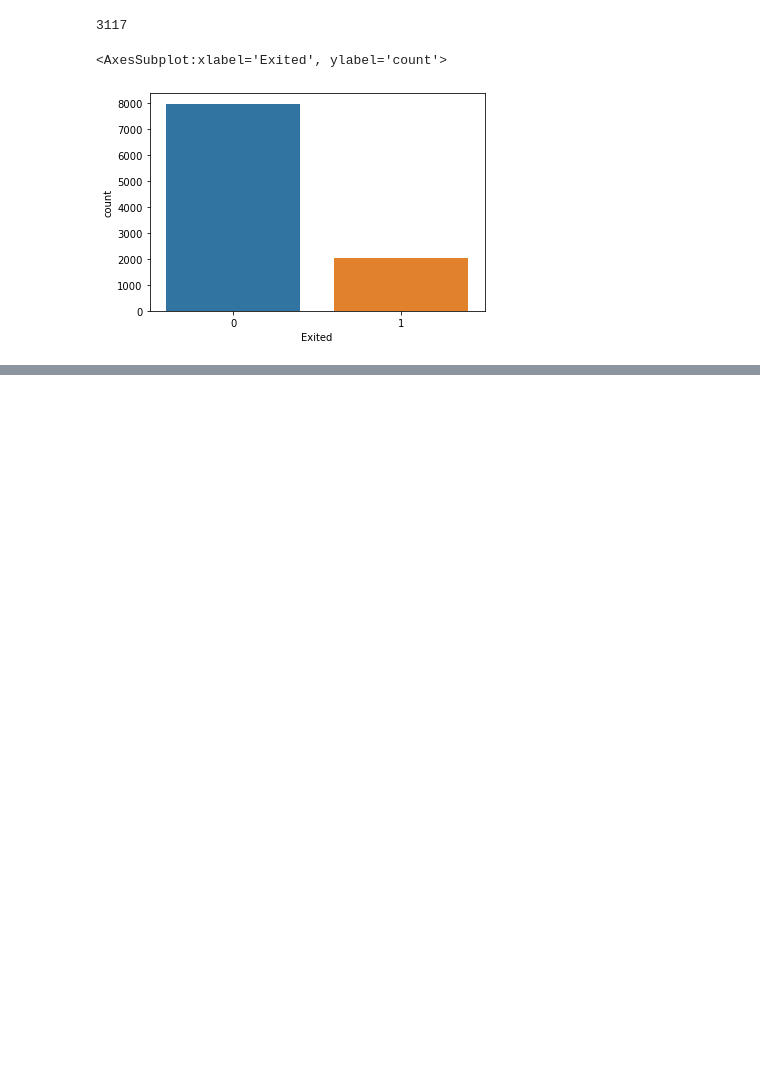
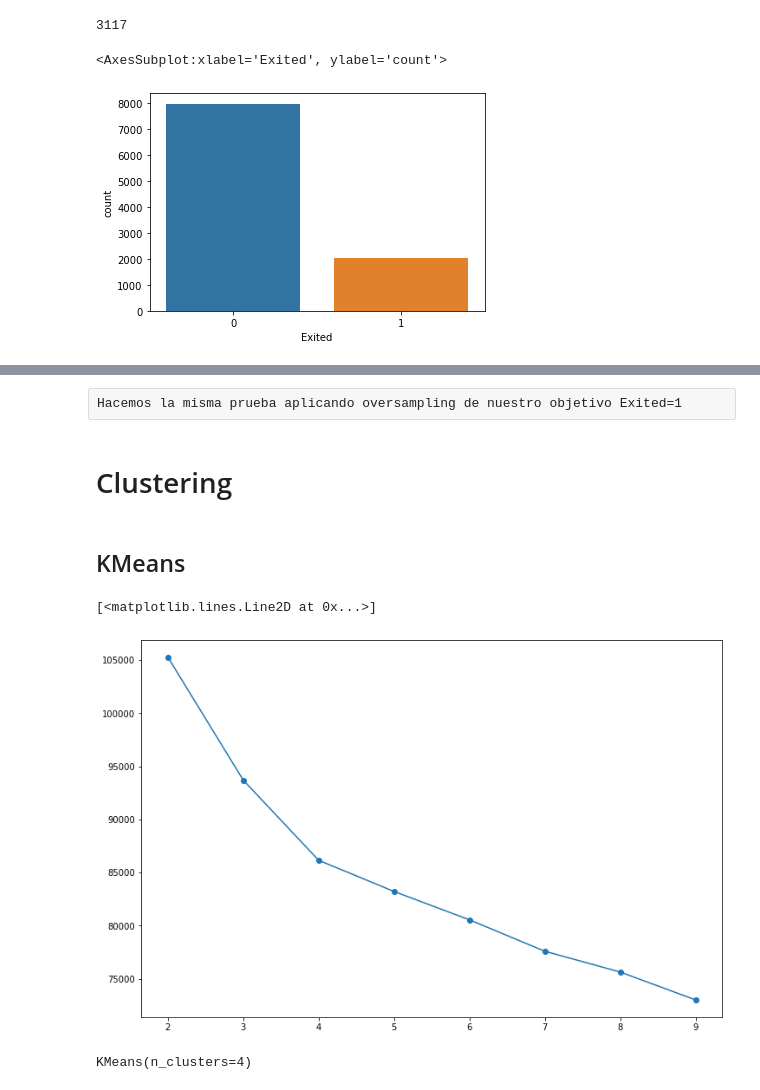
Before and after one commit to borjatv/project-ml-bank-churn, a Jupyter notebook: Exploracion.ipynb, the cells around one changed output, grey strips where cells are left out. Saved outputs shown, nothing was run; the diff lists cells and outputs as text; code cells hidden in the pictures; blank space fills up the shorter version.

```diff
--- a/Exploracion.ipynb
+++ b/Exploracion.ipynb
@@ -82,0 +288,2 @@ sns.countplot(df.Exited)
+# %% [raw]
+Hacemos la misma prueba aplicando oversampling de nuestro objetivo Exited=1
@@ -82,0 +293,4 @@ sns.countplot(df.Exited)
+# %% [markdown]
+# Clustering
+# %% [markdown]
+## KMeans
@@ -82,0 +299,6 @@ sns.countplot(df.Exited)
+# %%
+inertias = [KMeans(k).fit(scaled_data).inertia_ for k in range(2,10)]
+plt.plot(range(2,10), inertias, marker='o')
+# %% [output]
+[<matplotlib.lines.Line2D at 0x...>]
+[figure, added]
@@ -82,0 +307,4 @@ sns.countplot(df.Exited)
+# %%
+cl.fit(scaled_data)
+# %% [output]
+KMeans(n_clusters=4)
```
Also changed, not shown: parts of 51 cells of this notebook, 1 other file.
